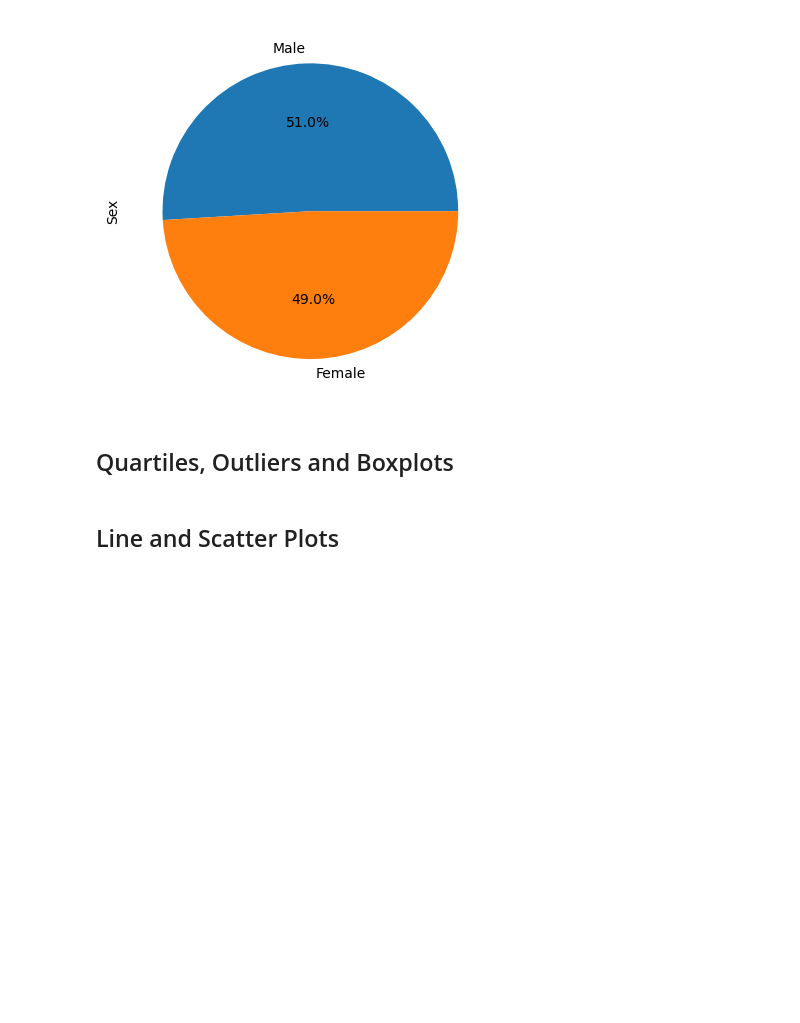
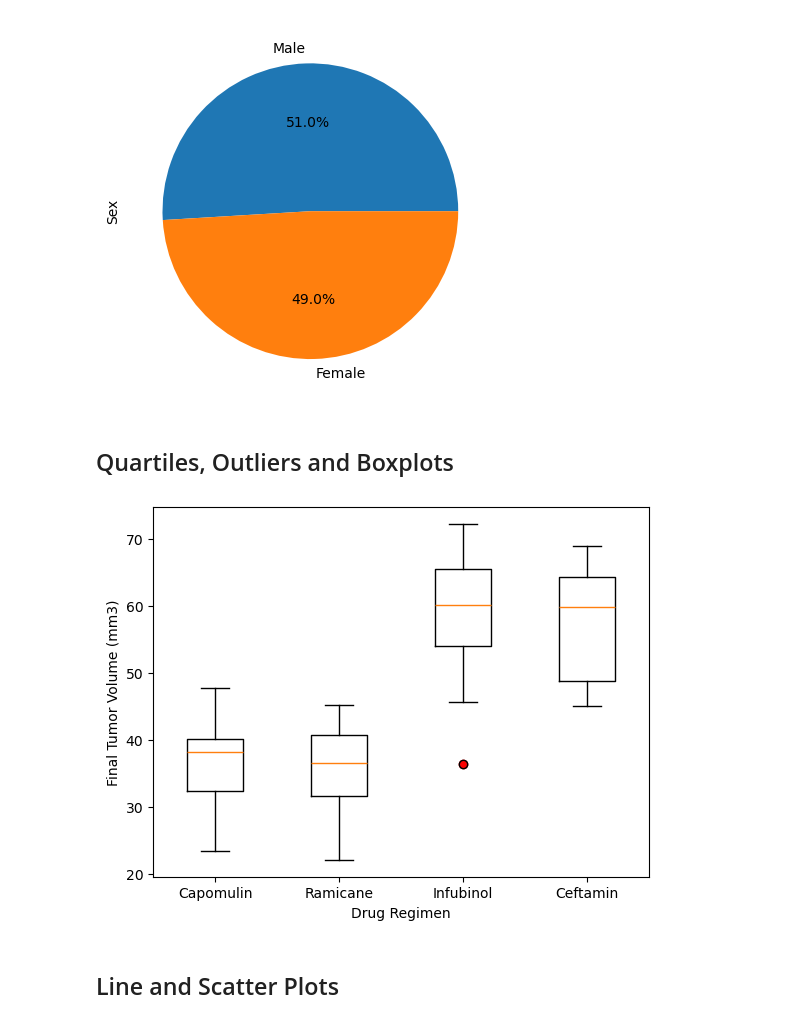
Before and after one commit to dtjskim/visualization-challenge, a Jupyter notebook: Pymaceuticals/pymaceuticals_starter.ipynb, the cells around one changed output. Cells and saved outputs as stored; diff of their text form; code cells hidden in the pictures; blank space fills up the shorter version.

```diff
--- a/Pymaceuticals/pymaceuticals_starter.ipynb
+++ b/Pymaceuticals/pymaceuticals_starter.ipynb
@@ -179,25 +180,35 @@ plt.show()
 # %%
 # Calculate the final tumor volume of each mouse across four of the treatment regimens:
 # Capomulin, Ramicane, Infubinol, and Ceftamin
+treatments = ['Capomulin', 'Ramicane', 'Infubinol', 'Ceftamin']
+filtered_df = combined_df_clean[combined_df_clean['Drug Regimen'].isin(treatments)]
 
 # Start by getting the last (greatest) timepoint for each mouse
-
+last_timepoints = filtered_df.groupby('Mouse ID')['Timepoint'].max().reset_index()
 
 # Merge this group df with the original DataFrame to get the tumor volume at the last timepoint
+merged_df = pd.merge(last_timepoints, filtered_df, on=['Mouse ID', 'Timepoint'], how='left')
 # %%
 # Put treatments into a list for for loop (and later for plot labels)
 
 
 # Create empty list to fill with tumor vol data (for plotting)
-
+tumor_vol_data = []
 
 # Calculate the IQR and quantitatively determine if there are any potential outliers.
-
+for treatment in treatments:
 
     # Locate the rows which contain mice on each drug and get the tumor volumes
-
+    treatment_data = merged_df[merged_df['Drug Regimen'] == treatment]['Tumor Volume (mm3)']
 
     # add subset
-
+    tumor_vol_data.append(treatment_data)
 
     # Determine outliers using upper and lower bounds
+    quartiles = treatment_data.quantile([0.25, 0.5, 0.75])
+    lowerq = quartiles[0.25]
+    upperq = quartiles[0.75]
+    iqr = upperq - lowerq
+    lower_bound = lowerq - (1.5 * iqr)
+    upper_bound = upperq + (1.5 * iqr)
+    potential_outliers = treatment_data[(treatment_data < lower_bound) | (treatment_data > upper_bound)]
@@ -206,2 +215,26 @@ plt.show()
+# %%
+# Generate a box plot that shows the distrubution of the tumor volume for each treatment group.
+fig, ax = plt.subplots()
+ax.boxplot(tumor_vol_data, labels=treatments)
+ax.set_xlabel('Drug Regimen')
+ax.set_ylabel('Final Tumor Volume (mm3)')
+
+for i in range(len(treatments)):
+    treatment = treatments[i]
+    treatment_data = tumor_vol_data[i]
+    # Calculate the IQR
+    quartiles = treatment_data.quantile([0.25, 0.5, 0.75])
+    lowerq = quartiles[0.25]
+    upperq = quartiles[0.75]
+    iqr = upperq - lowerq
+    lower_bound = lowerq - (1.5 * iqr)
+    upper_bound = upperq + (1.5 * iqr)
+    # Plot outliers
+    outliers = treatment_data[(treatment_data < lower_bound) | (treatment_data > upper_bound)]
+    ax.scatter([i + 1] * len(outliers), outliers, color='red')
+
+plt.show()
+# %% [output]
+[figure, added]
 # %% [markdown]
 ## Line and Scatter Plots
```
Also changed, not shown: parts of 9 cells of this notebook, 1 other file.
